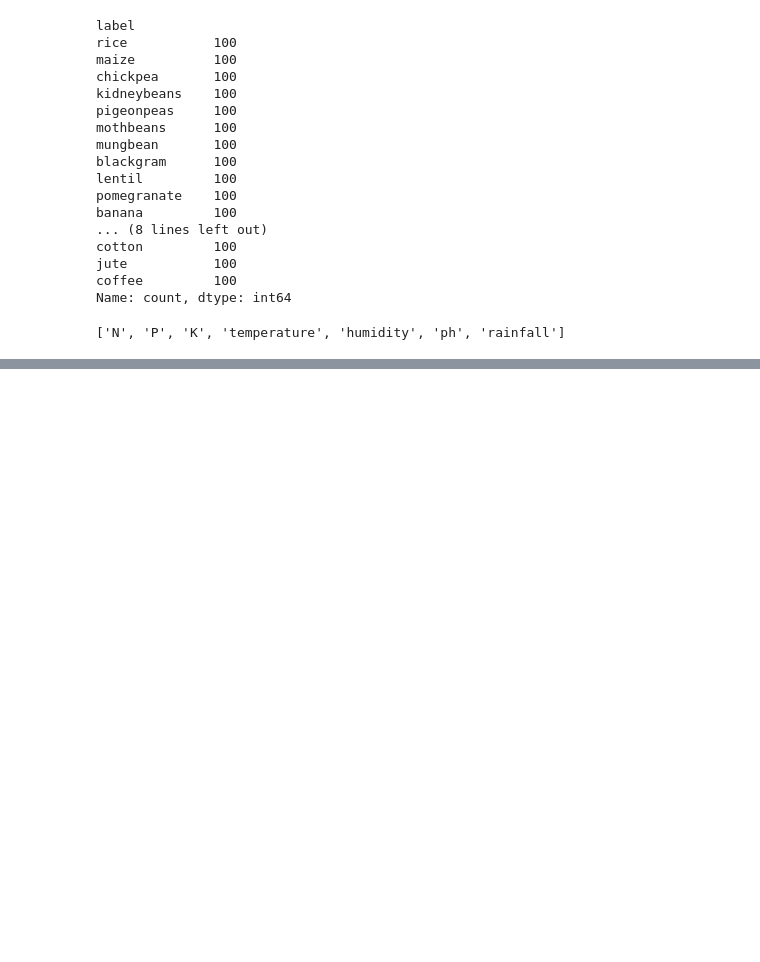
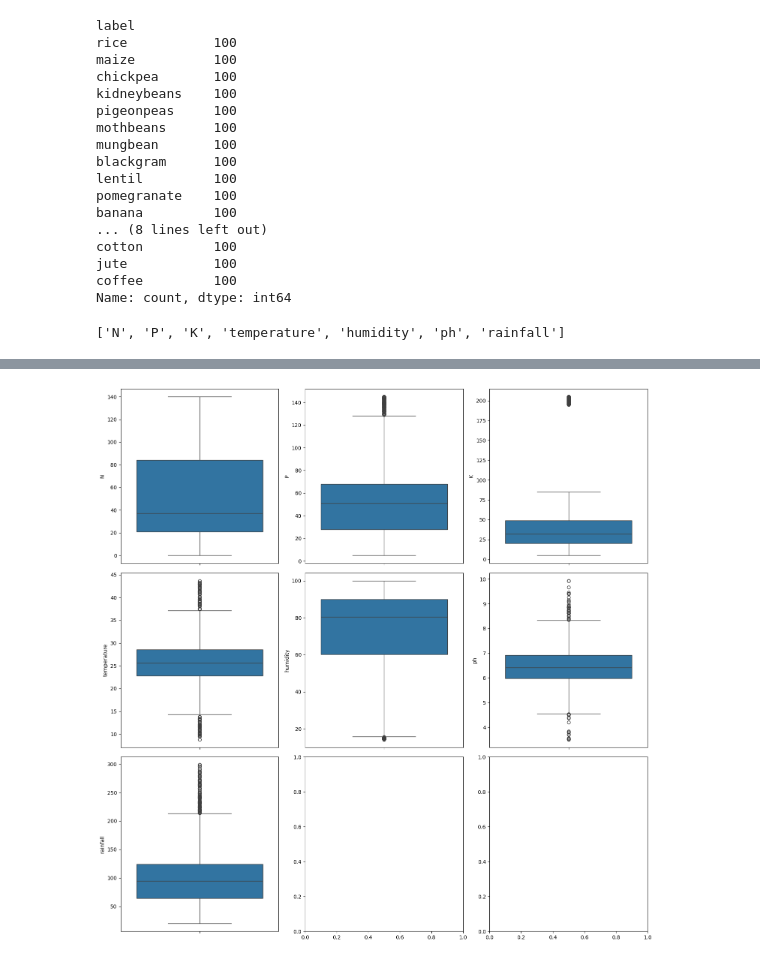
Before and after one commit to Rutik-tetare29/Crop_Feritilizer_Recommendation, a Jupyter notebook: Crop_fertilizer.ipynb, the cells around one changed output, grey strips where cells are left out. Cells and saved outputs as stored; diff of their text form; code cells hidden in the pictures; blank space fills up the shorter version.

```diff
--- a/Crop_fertilizer.ipynb
+++ b/Crop_fertilizer.ipynb
@@ -132,4 +135,9 @@ plt.show()
 # %%
-# finding outliers - boxplot
+# Finding outliers - boxplot
 fig, ax = plt.subplots(3,3, figsize=(15,15))
-for i, subplot
+for i, subplot in zip(features, ax.flatten()):
+    sns.boxplot(crop[i], ax=subplot)
+plt.tight_layout()
+plt.show()
+# %% [output]
+[figure, added]
```
Also changed, not shown: parts of 11 cells of this notebook.
